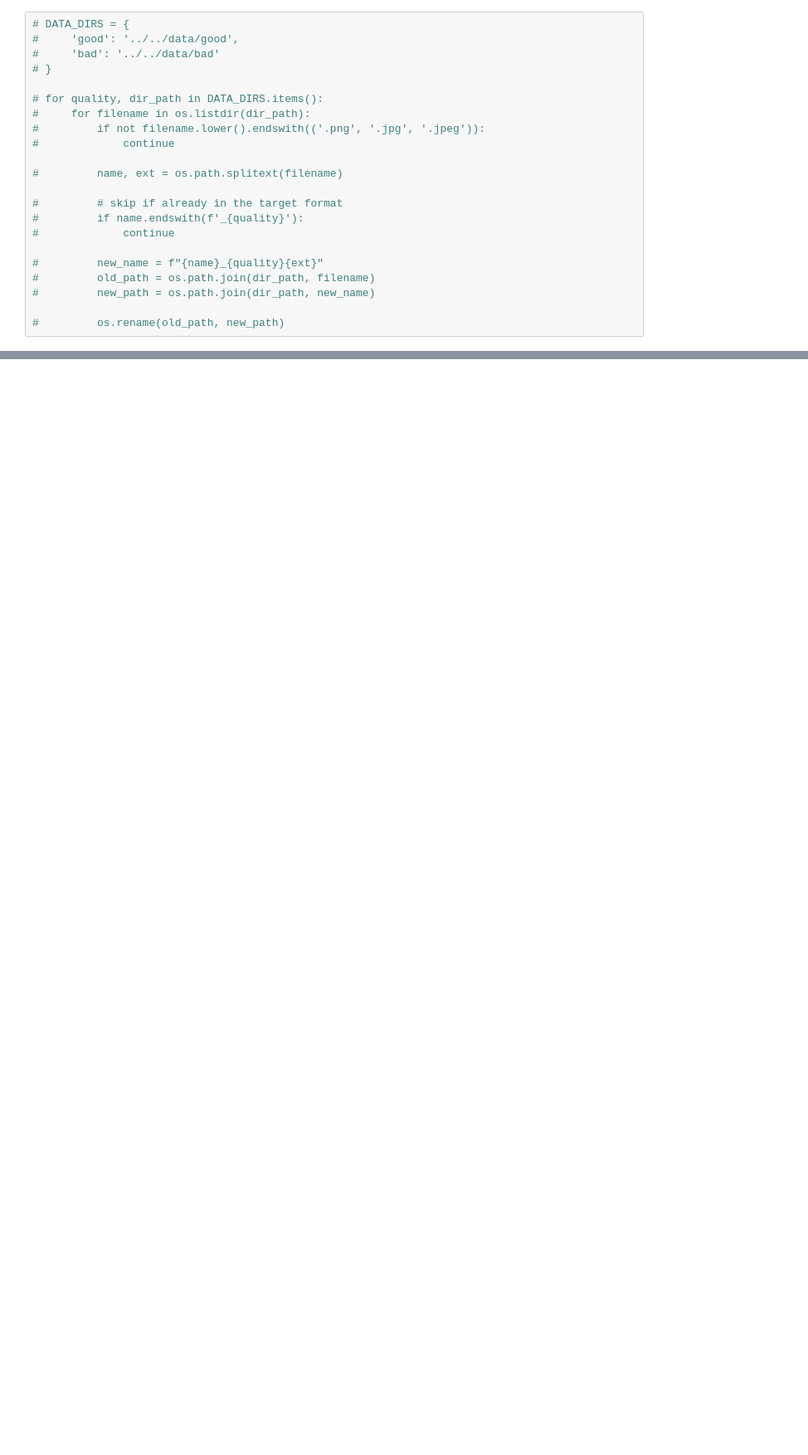
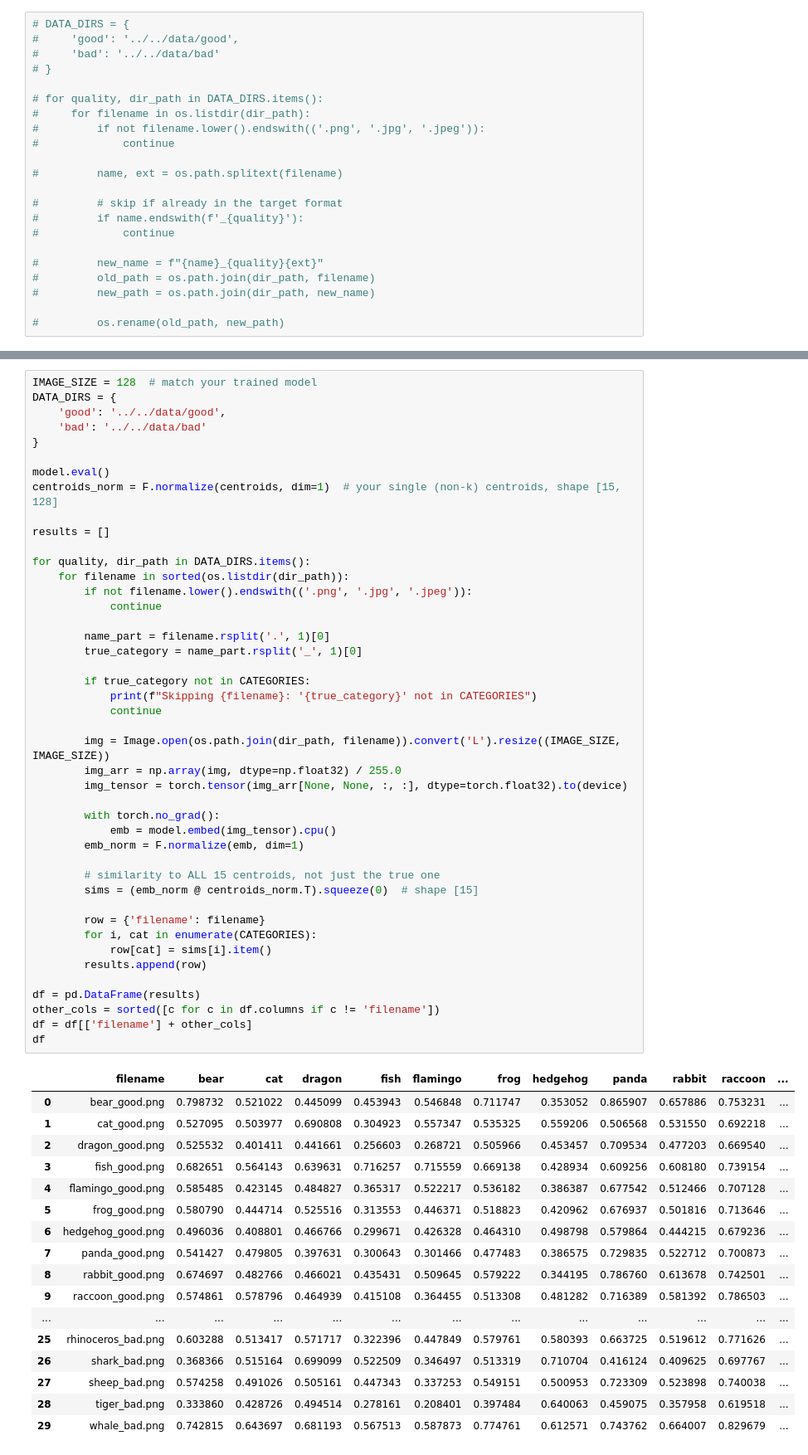
Before and after one commit to acmucsd-projects/su26-ai-team-3, a Jupyter notebook: baselines/simplecnn/animals.ipynb, the cells around one changed output, grey strips where cells are left out. Shown at 83% size. Saved outputs shown, nothing was run; the diff lists cells and outputs as text; blank space fills up the shorter version.

```diff
--- a/baselines/simplecnn/animals.ipynb
+++ b/baselines/simplecnn/animals.ipynb
@@ -752,0 +754,62 @@ Bad images:
+# %%
+IMAGE_SIZE = 128  # match your trained model
+DATA_DIRS = {
+    'good': '../../data/good',
+    'bad': '../../data/bad'
+}
+
+model.eval()
+centroids_norm = F.normalize(centroids, dim=1)  # your single (non-k) centroids, shape [15, 128]
+
+results = []
+
+for quality, dir_path in DATA_DIRS.items():
+    for filename in sorted(os.listdir(dir_path)):
+        if not filename.lower().endswith(('.png', '.jpg', '.jpeg')):
+            continue
+
+        name_part = filename.rsplit('.', 1)[0]
+        true_category = name_part.rsplit('_', 1)[0]
+
+        if true_category not in CATEGORIES:
+            print(f"Skipping {filename}: '{true_category}' not in CATEGORIES")
+            continue
+
+        img = Image.open(os.path.join(dir_path, filename)).convert('L').resize((IMAGE_SIZE, IMAGE_SIZE))
+        img_arr = np.array(img, dtype=np.float32) / 255.0
+        img_tensor = torch.tensor(img_arr[None, None, :, :], dtype=torch.float32).to(device)
+
+        with torch.no_grad():
+            emb = model.embed(img_tensor).cpu()
+        emb_norm = F.normalize(emb, dim=1)
+
+        # similarity to ALL 15 centroids, not just the true one
+        sims = (emb_norm @ centroids_norm.T).squeeze(0)  # shape [15]
+
+        row = {'filename': filename}
+        for i, cat in enumerate(CATEGORIES):
+            row[cat] = sims[i].item()
+        results.append(row)
+
+df = pd.DataFrame(results)
+other_cols = sorted([c for c in df.columns if c != 'filename'])
+df = df[['filename'] + other_cols]
+df
+# %% [output]
+|  | filename | bear | cat | dragon | fish | flamingo | frog | hedgehog | panda | rabbit | raccoon | ... |
+| 0 | bear_good.png | 0.798732 | 0.521022 | 0.445099 | 0.453943 | 0.546848 | 0.711747 | 0.353052 | 0.865907 | 0.657886 | 0.753231 | ... |
+| 1 | cat_good.png | 0.527095 | 0.503977 | 0.690808 | 0.304923 | 0.557347 | 0.535325 | 0.559206 | 0.506568 | 0.531550 | 0.692218 | ... |
+| 2 | dragon_good.png | 0.525532 | 0.401411 | 0.441661 | 0.256603 | 0.268721 | 0.505966 | 0.453457 | 0.709534 | 0.477203 | 0.669540 | ... |
+| 3 | fish_good.png | 0.682651 | 0.564143 | 0.639631 | 0.716257 | 0.715559 | 0.669138 | 0.428934 | 0.609256 | 0.608180 | 0.739154 | ... |
+| 4 | flamingo_good.png | 0.585485 | 0.423145 | 0.484827 | 0.365317 | 0.522217 | 0.536182 | 0.386387 | 0.677542 | 0.512466 | 0.707128 | ... |
+| 5 | frog_good.png | 0.580790 | 0.444714 | 0.525516 | 0.313553 | 0.446371 | 0.518823 | 0.420962 | 0.676937 | 0.501816 | 0.713646 | ... |
+| 6 | hedgehog_good.png | 0.496036 | 0.408801 | 0.466766 | 0.299671 | 0.426328 | 0.464310 | 0.498798 | 0.579864 | 0.444215 | 0.679236 | ... |
+| 7 | panda_good.png | 0.541427 | 0.479805 | 0.397631 | 0.300643 | 0.301466 | 0.477483 | 0.386575 | 0.729835 | 0.522712 | 0.700873 | ... |
+| 8 | rabbit_good.png | 0.674697 | 0.482766 | 0.466021 | 0.435431 | 0.509645 | 0.579222 | 0.344195 | 0.786760 | 0.613678 | 0.742501 | ... |
+| 9 | raccoon_good.png | 0.574861 | 0.578796 | 0.464939 | 0.415108 | 0.364455 | 0.513308 | 0.481282 | 0.716389 | 0.581392 | 0.786503 | ... |
+| ... | ... | ... | ... | ... | ... | ... | ... | ... | ... | ... | ... | ... |
+| 25 | rhinoceros_bad.png | 0.603288 | 0.513417 | 0.571717 | 0.322396 | 0.447849 | 0.579761 | 0.580393 | 0.663725 | 0.519612 | 0.771626 | ... |
+| 26 | shark_bad.png | 0.368366 | 0.515164 | 0.699099 | 0.522509 | 0.346497 | 0.513319 | 0.710704 | 0.416124 | 0.409625 | 0.697767 | ... |
+| 27 | sheep_bad.png | 0.574258 | 0.491026 | 0.505161 | 0.447343 | 0.337253 | 0.549151 | 0.500953 | 0.723309 | 0.523898 | 0.740038 | ... |
+| 28 | tiger_bad.png | 0.333860 | 0.428726 | 0.494514 | 0.278161 | 0.208401 | 0.397484 | 0.640063 | 0.459075 | 0.357958 | 0.619518 | ... |
+| 29 | whale_bad.png | 0.742815 | 0.643697 | 0.681193 | 0.567513 | 0.587873 | 0.774761 | 0.612571 | 0.743762 | 0.664007 | 0.829679 | ... |
```
Also changed, not shown: parts of 13 cells of this notebook, 6 other files.
